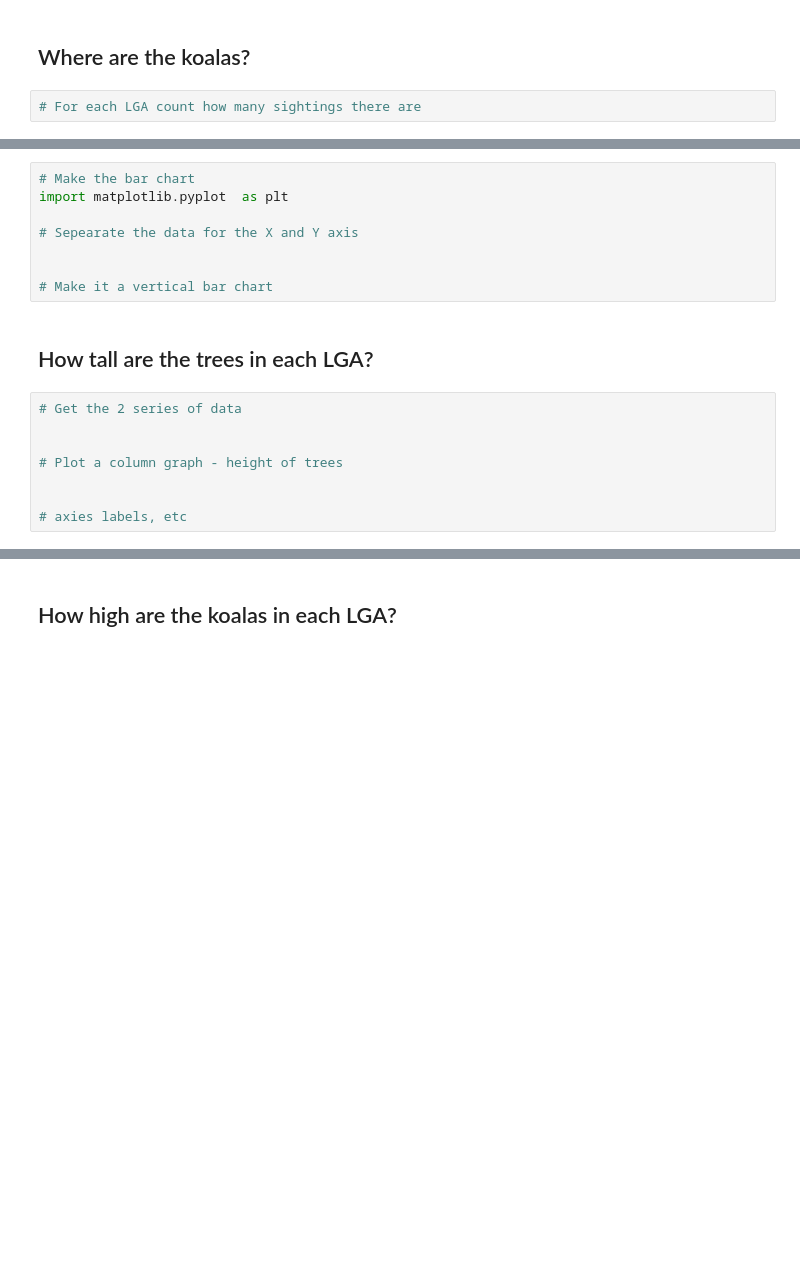
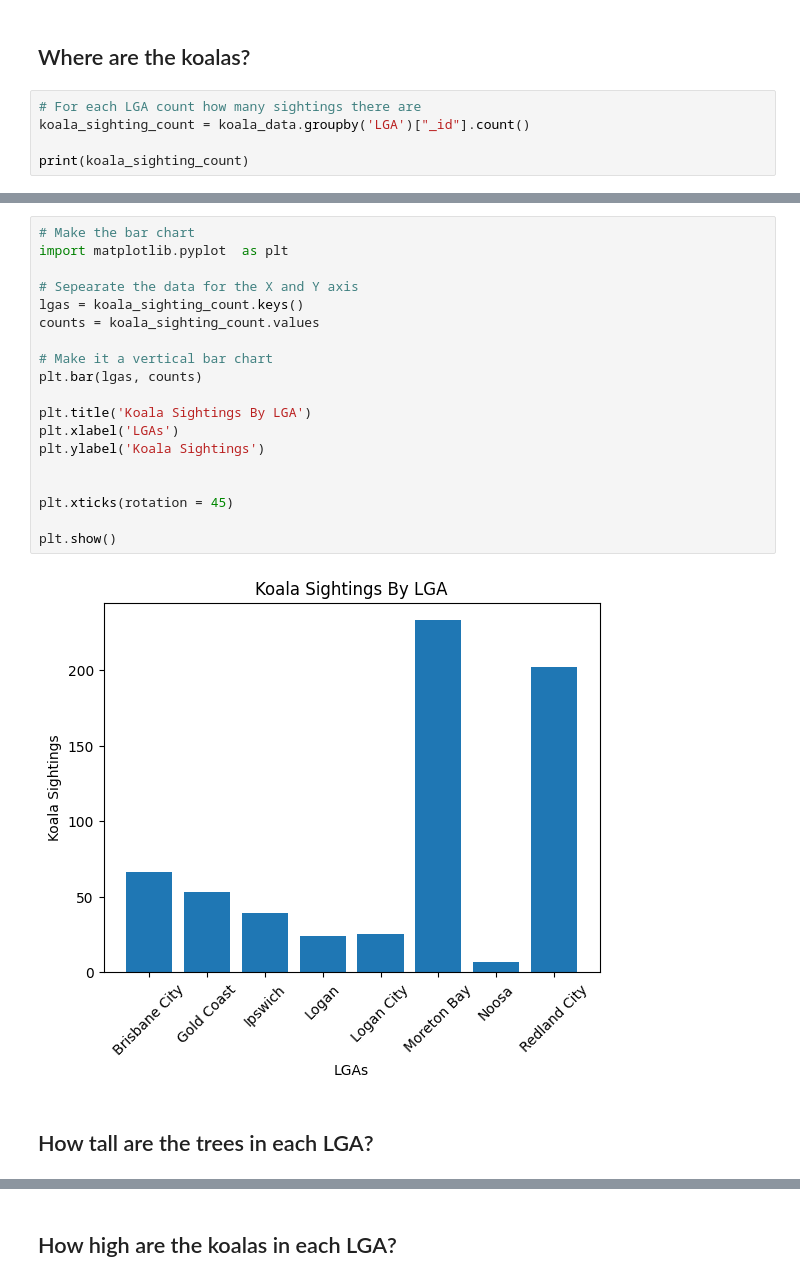
Before and after one commit to reneenoble/data-science-bear-necessities, a Jupyter notebook: demo_koala.ipynb, the cells around one changed output, grey strips where cells are left out. Saved outputs shown, nothing was run; the diff lists cells and outputs as text; blank space fills up the shorter version.

```diff
--- a/demo_koala.ipynb
+++ b/demo_koala.ipynb
@@ -36,3 +104,6 @@ import pandas as pd
 ## Where are the koalas?
 # %%
 # For each LGA count how many sightings there are
+koala_sighting_count = koala_data.groupby('LGA')["_id"].count()
+
+print(koala_sighting_count)
@@ -39,18 +121,23 @@ import pandas as pd
 # %%
 # Make the bar chart
 import matplotlib.pyplot  as plt
 
 # Sepearate the data for the X and Y axis
+lgas = koala_sighting_count.keys()
+counts = koala_sighting_count.values
+
+# Make it a vertical bar chart
+plt.bar(lgas, counts)
+
+plt.title('Koala Sightings By LGA')
+plt.xlabel('LGAs')
+plt.ylabel('Koala Sightings')
 
 
-# Make it a vertical bar chart
+plt.xticks(rotation = 45)
+
+plt.show()
+# %% [output]
+[figure, added]
 # %% [markdown]
 ## How tall are the trees in each LGA?
-# %%
-# Get the 2 series of data
-
-
-# Plot a column graph - height of trees
-
-
-# axies labels, etc
```
Also changed, not shown: parts of 10 cells of this notebook, 1 other file.
